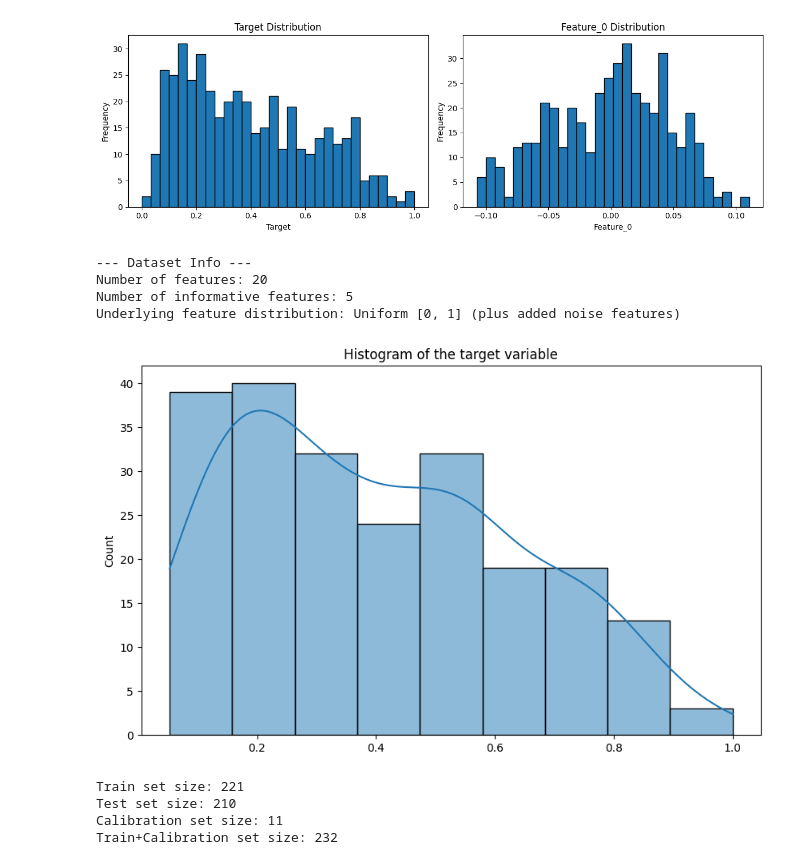
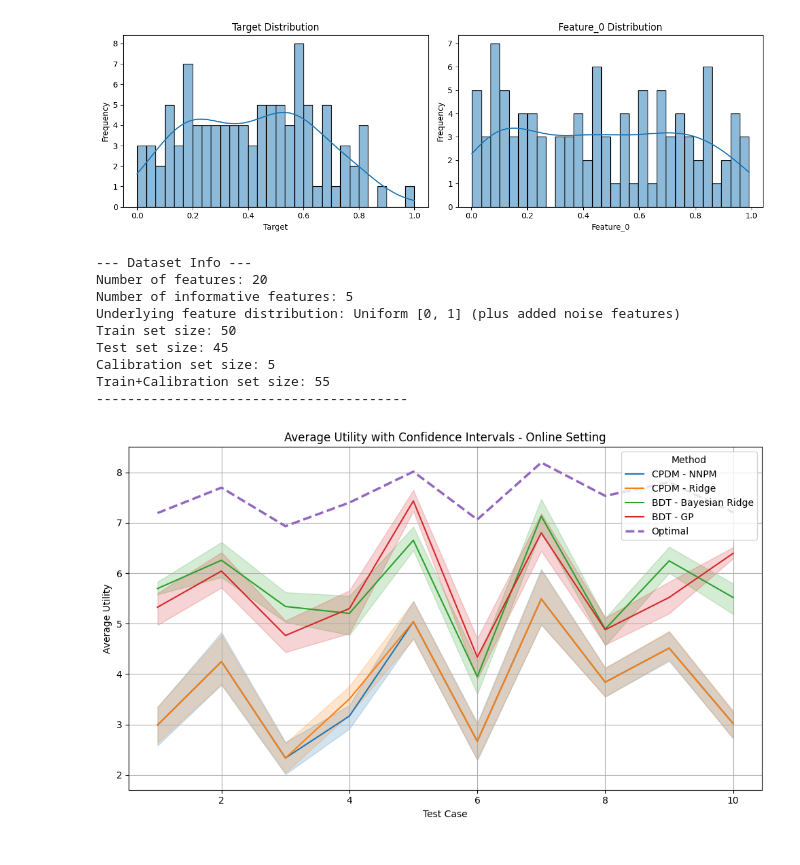
Before and after one commit to simonlanngren/Conformal-Predictive-Decision-Making, a Jupyter notebook: notebooks/Experiment_template.ipynb, the cells around one changed output. Cells and saved outputs as stored; diff of their text form; code cells hidden in the pictures.

Commit message:
confidence intervals

```diff
--- a/notebooks/Experiment_template.ipynb
+++ b/notebooks/Experiment_template.ipynb
@@ -15,32 +15,29 @@ from src.main import Main
 df_params = {
     'N': 100,
     'F': 20,
-    'diabetes': True,
+    'diabetes': False,
     'feature_target_relationship': "friedman1", # make_regression, friedman1, friedman2, friedman3
     'n_informative': 5, # for make_regression
-    'random_state': 2025,
+    'random_state': 2025, # When created only
     'noise': 0.1
 }
 
 # Utility values for decision outcomes
 utility_dict = {
     'tp': 10,
-    'tn': 2,
-    'fp': -1,
+    'tn': 6,
+    'fp': 0,
     'fn': -8,
+    'threshold': 0.5
 }
-
-# Size of subset to be drawn from dataset
-subset_size = 500 # TODO: Fix confidence interval
-
-# Confidence level
-epsilon = 0.05 #TODO: fix for inductive as well TROUBLE
 
 # Data split ratios for training, testing, and calibration
 datasplit_dict = {
     'train_test': 0.5,  # XX% of data initially goes to test+calibration
-    'test_cal': 0.95,    # XX% of data goes to test
+    'test_cal': 0.9,    # XX% of data goes to test
 }
+
+# TODO Bygg in logik för att göra så små set som möjligt
 
 neighbors_list = [1, 3, 5, 7, 10, 15, 20, 30, 40, 50, 60, 70, 80, 90, 100]
 train_fraction = (1 - datasplit_dict['train_test']) * 0.8
@@ -61,43 +58,42 @@ grid_search_space = {
     'ridge': {
         'alpha': [0.01, 0.1, 1.0, 10.0, 100.0],
     }
 }
 
 config_dict = {
-    'mode': "Inductive",
+    'mode': "Online",
     'knn': True,
     'ridge': True,
     'gp': True,
     'bayesian_ridge': True,
     'optimal': True,
     'predictive': False,
     'model_selection': True,
     'grid_search_space': grid_search_space,
-    'confidence_intervals': True
+    'confidence_n_runs': 10
 }
 
 plot_config = {
-    'average_utility': True,
-    'average_utility_with_confidence': False,
+    'average_utility': False,
+    'average_utility_with_confidence': True,
     'difference_from_optimal': False,
     'difference_from_optimal_with_confidence': False,
     'regret': False,
     'regret_with_confidence': False
 }
 
-# TODO: Fix confidence interval
-
 # Instantiate and run Main class
-main = Main(df_params, utility_dict, subset_size, epsilon, datasplit_dict, config_dict, plot_config)
+main = Main(df_params, utility_dict, datasplit_dict, config_dict, plot_config)
 main.run()
 # %% [output]
-[figure, old version]
+[figure, new version]
 --- Dataset Info ---
 Number of features: 20
 Number of informative features: 5
 Underlying feature distribution: Uniform [0, 1] (plus added noise features)
+Train set size: 50
+Test set size: 45
+Calibration set size: 5
+Train+Calibration set size: 55
+----------------------------------------
-[figure, old version]
+[figure, new version]
-Train set size: 221
-Test set size: 210
-Calibration set size: 11
-Train+Calibration set size: 232
```
Also changed, not shown: parts of 1 cell of this notebook, 3 other files.
